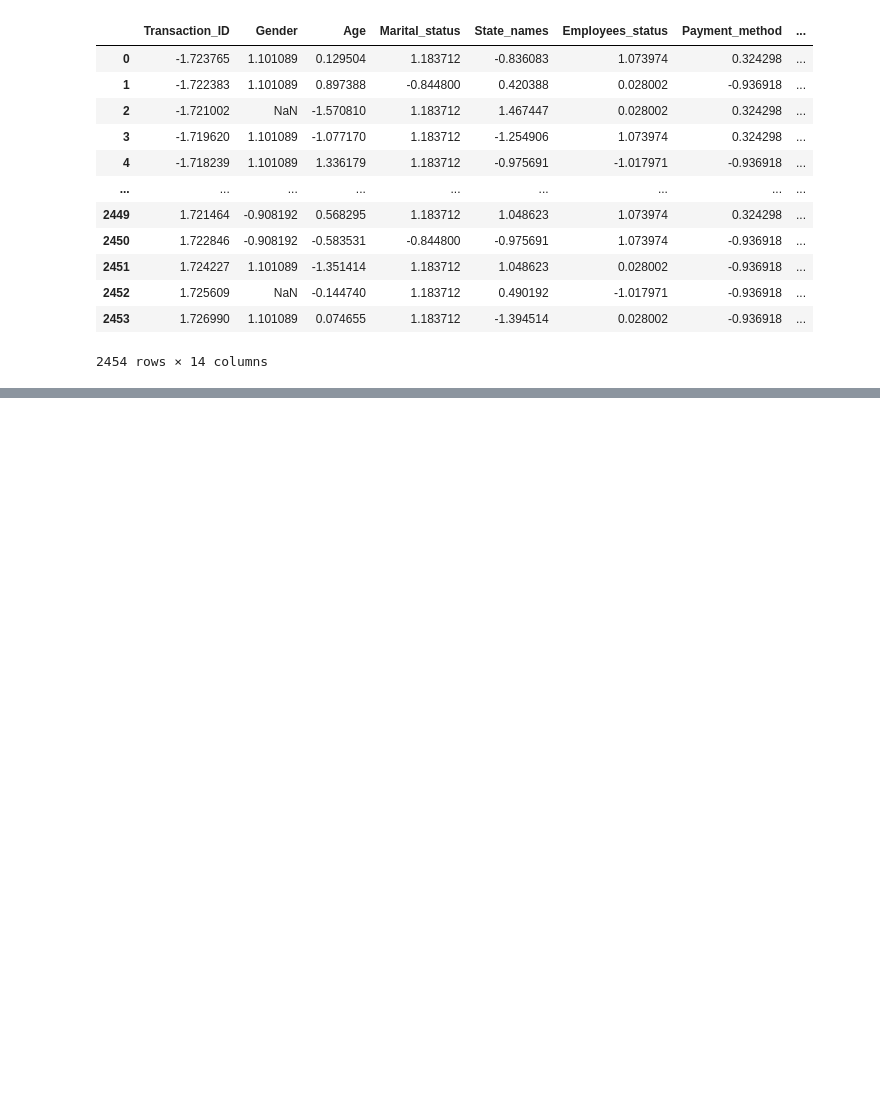
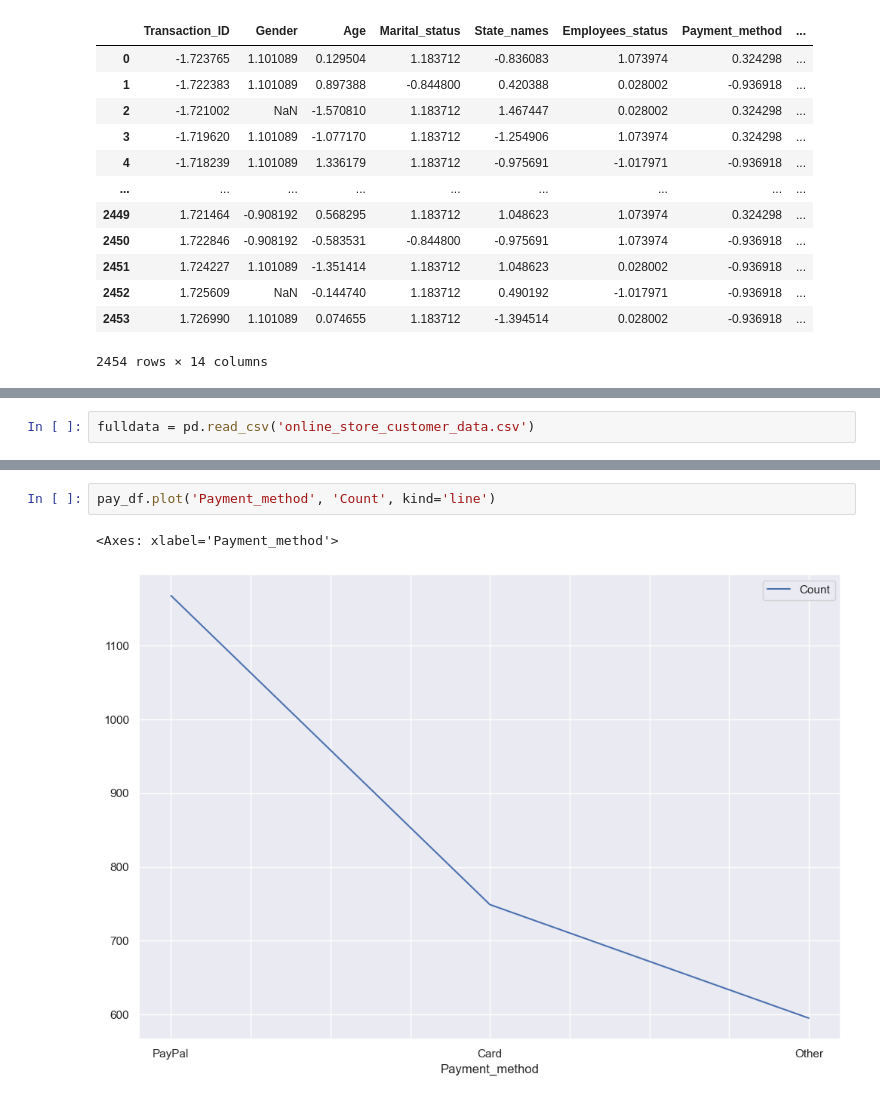
Before and after one commit to shehryarrashid/Data-Driven-AI, a Jupyter notebook: Exploratory-Data-Analysis/session4.ipynb, the cells around one changed output, grey strips where cells are left out. Drawn from its saved outputs; the diff is of its cells as text; blank space fills up the shorter version.

```diff
--- a/Exploratory-Data-Analysis/session4.ipynb
+++ b/Exploratory-Data-Analysis/session4.ipynb
@@ -375,0 +380,2 @@ Scaled Dataset Using StandardScaler
+# %%
+fulldata = pd.read_csv('online_store_customer_data.csv')
@@ -375,0 +415,5 @@ Scaled Dataset Using StandardScaler
+# %%
+pay_df.plot('Payment_method', 'Count', kind='line')
+# %% [output]
+<Axes: xlabel='Payment_method'>
+[figure, added]
```
Also changed, not shown: parts of 22 cells of this notebook, 2 other files.
